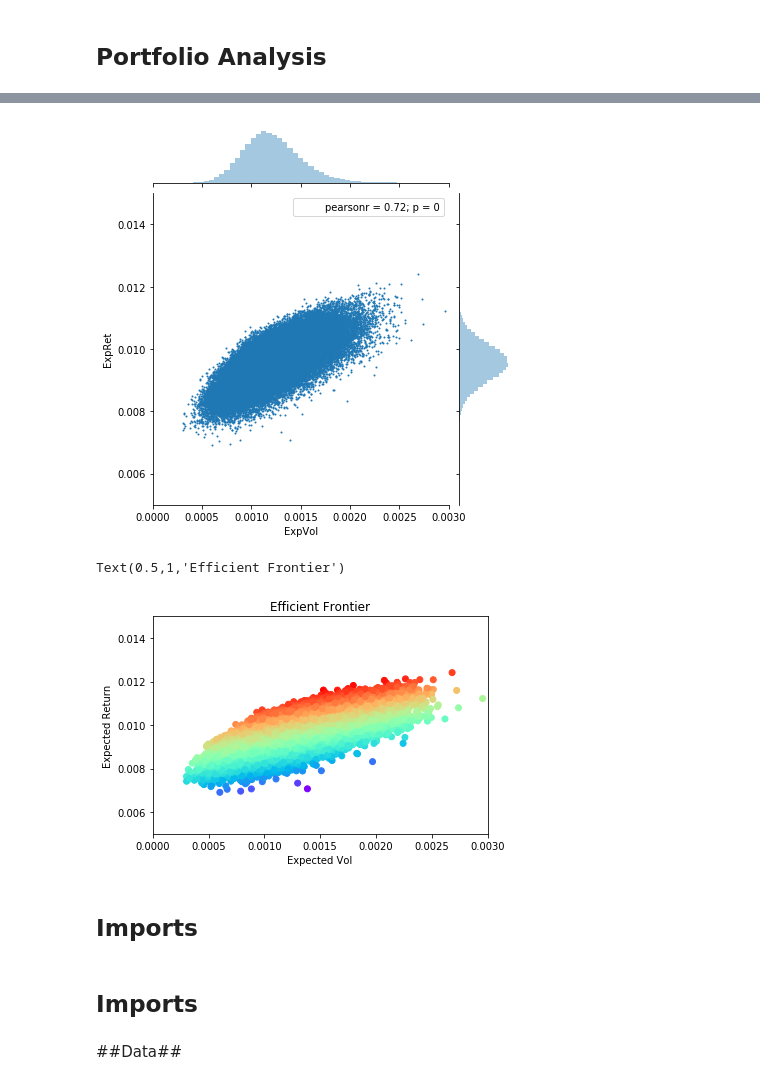
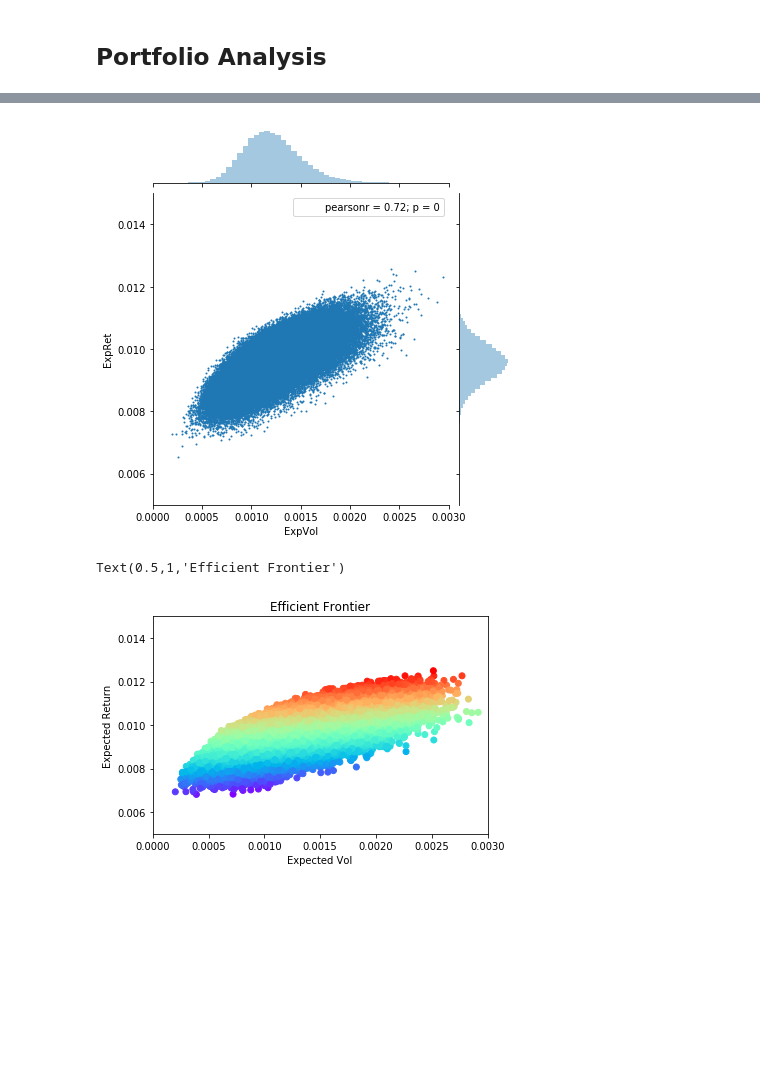
Before and after one commit to rruthberg/notebooks, a Jupyter notebook: PortfolioAnalysisMPT.ipynb, the cells around one changed output, grey strips where cells are left out. Cells and saved outputs as stored; diff of their text form; code cells hidden in the pictures; blank space fills up the shorter version.

```diff
--- a/PortfolioAnalysisMPT.ipynb
+++ b/PortfolioAnalysisMPT.ipynb
@@ -170,25 +176,25 @@ optimal_weights = (1/delta)*np.dot(cov_inv,subvec) #no constraints
 #w_vec = w_vec/np.sum(w_vec)
 # %%
 #simulat portfolio weights
-try_size = 100000
+try_size = 200000
 sample_weights = []
 sample_expret = []
 sample_expvol = []
 sample_util = []
 for i in range(0,try_size):
     dist = np.random.uniform(0.0,1.0,10)
     wvec = dist/np.sum(dist)
     eret = np.dot(wvec,mu_vec)
     evol = wvec@cov_matrix@wvec
     sample_weights.append(wvec)
     sample_expret.append(eret)
     sample_expvol.append(evol)
-    sample_util.append(eret-evol)
-eff_df = pd.DataFrame({'ExpRet':sample_expret, 'ExpVol':sample_expvol, 'Utility':sample_util})
+    sample_util.append(eret-evol/2)
+eff_df = pd.DataFrame({'ExpRet':sample_expret, 'ExpVol':sample_expvol, 'Utility':sample_util, 'Weights':sample_weights})
 #eff_df = pd.DataFrame(data=[sample_expret,sample_expvol],index=[range(0,len(sample_weights))], columns=["ExpRet","ExpVol"])
 ax = sns.jointplot(x='ExpVol',y='ExpRet',data=eff_df,joint_kws={"s": 1},xlim=(0.000,0.003),ylim=(0.005, 0.015))
 # %% [output]
-[figure, old version]
+[figure, new version]
 # %%
 #from seaborn import scatterplot
 #ax = sns.scatterplot(x='ExpVol',y='ExpRet',data=eff_df,joint_kws={"s": 1},xlim=(0.000,0.003),ylim=(0.005, 0.015))
@@ -200,8 +206,4 @@ plt.ylabel('Expected Return')
 plt.title('Efficient Frontier')
 # %% [output]
 Text(0.5,1,'Efficient Frontier')
-[figure, old version]
+[figure, new version]
-# %% [markdown]
-## Imports
-# %% [markdown]
-## Imports
@@ -238,2 +209,0 @@ from quantopian.research import prices, symbols
-# %% [markdown]
-##Data##
```
Also changed, not shown: parts of 11 cells of this notebook.
